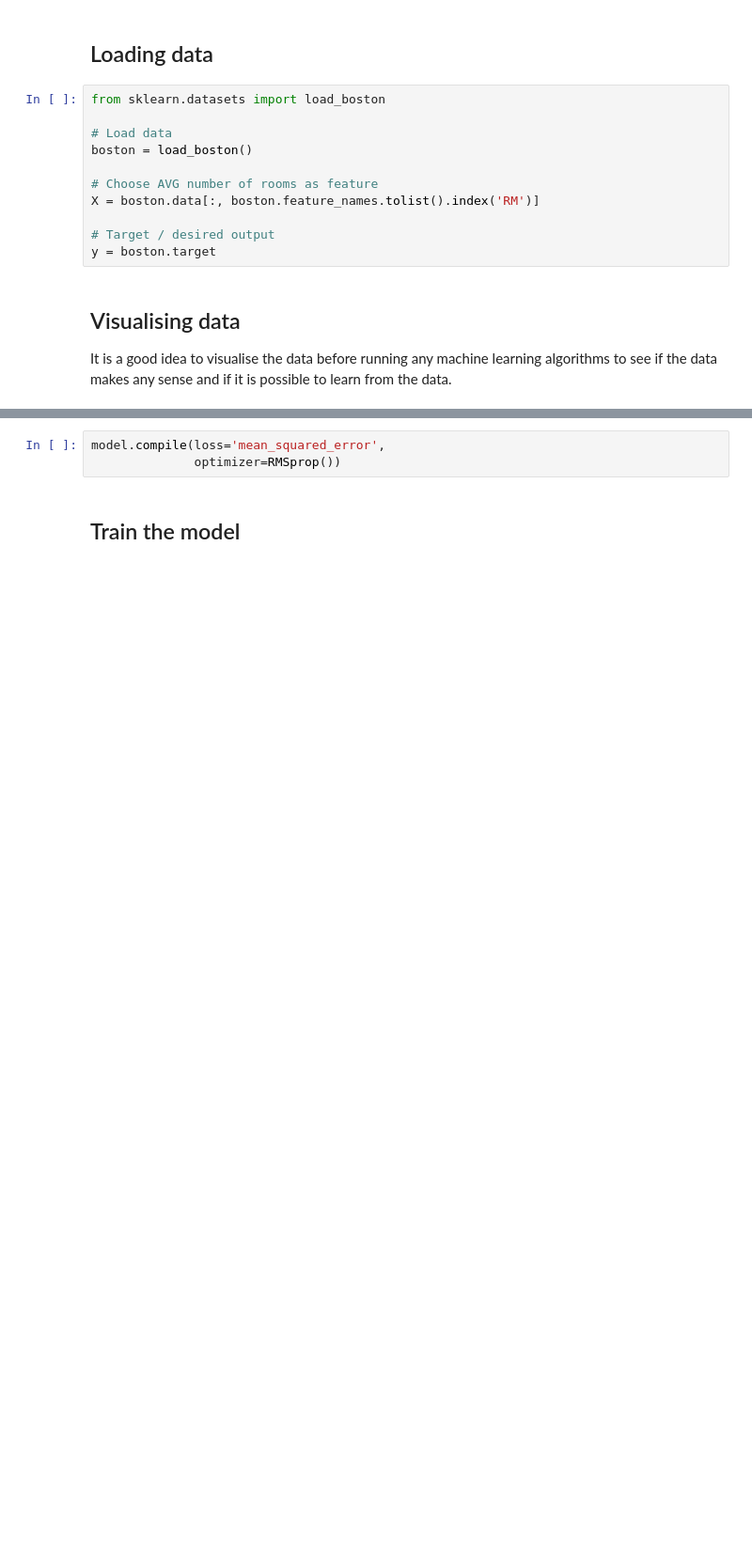
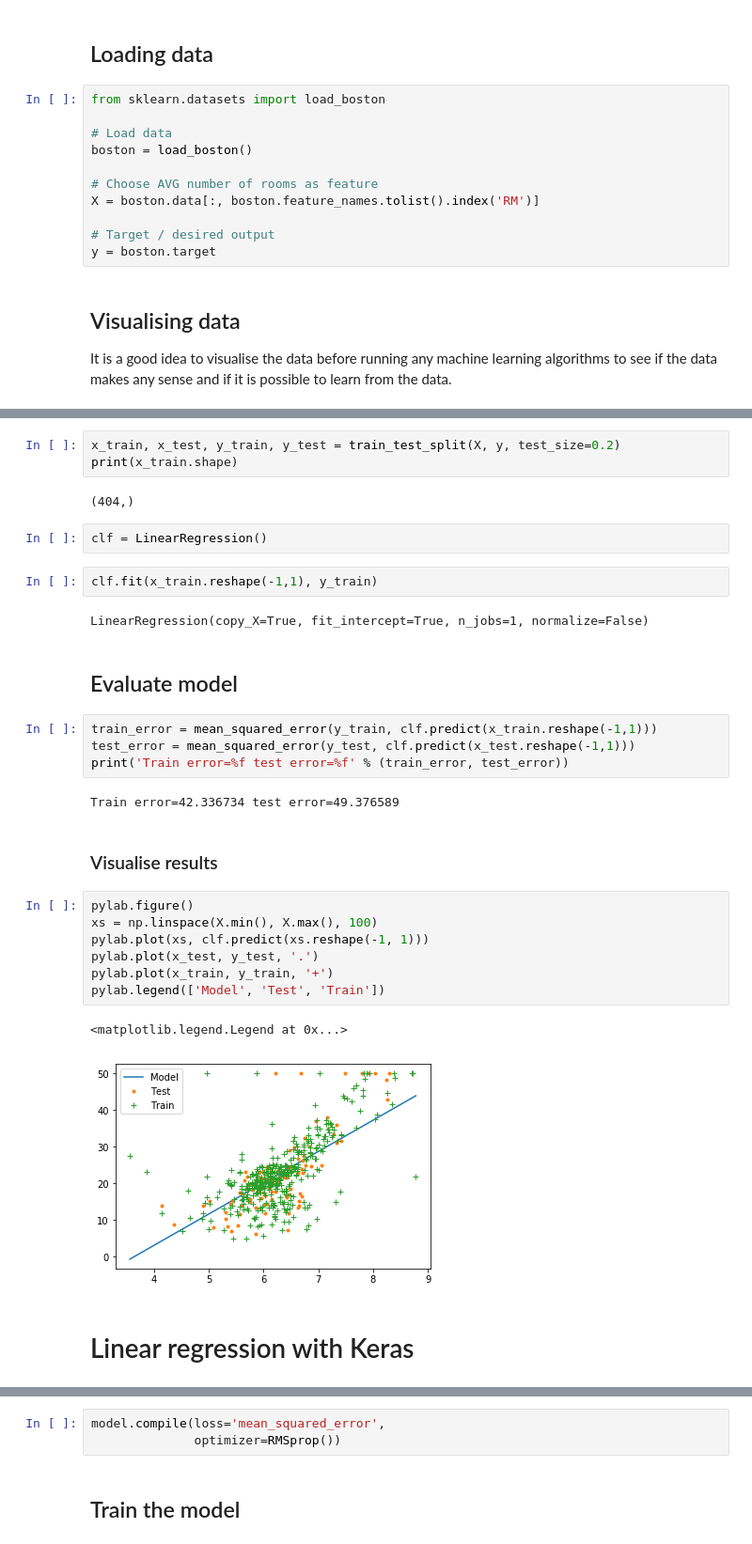
Before and after one commit to futurice/ml-crash-course, a Jupyter notebook: exercises/01_Boston_house_prediction_with_NN.ipynb, the cells around one changed output, grey strips where cells are left out. Shown at 94% size. Saved outputs shown, nothing was run; the diff lists cells and outputs as text; blank space fills up the shorter version.

Commit message:
Changed the order of the exercises. Start with sklearn then move to keras to have some FUN FUN

```diff
--- a/exercises/01_Boston_house_prediction_with_NN.ipynb
+++ b/exercises/01_Boston_house_prediction_with_NN.ipynb
@@ -57,0 +71,33 @@ pylab.ylabel('Average price of the house')
+# %%
+x_train, x_test, y_train, y_test = train_test_split(X, y, test_size=0.2)
+print(x_train.shape)
+# %% [output]
+(404,)
+# %%
+clf = LinearRegression()
+# %%
+clf.fit(x_train.reshape(-1,1), y_train)
+# %% [output]
+LinearRegression(copy_X=True, fit_intercept=True, n_jobs=1, normalize=False)
+# %% [markdown]
+## Evaluate model
+# %%
+train_error = mean_squared_error(y_train, clf.predict(x_train.reshape(-1,1)))
+test_error = mean_squared_error(y_test, clf.predict(x_test.reshape(-1,1)))
+print('Train error=%f test error=%f' % (train_error, test_error))
+# %% [output]
+Train error=42.336734 test error=49.376589
+# %% [markdown]
+### Visualise results
+# %%
+pylab.figure()
+xs = np.linspace(X.min(), X.max(), 100)
+pylab.plot(xs, clf.predict(xs.reshape(-1, 1)))
+pylab.plot(x_test, y_test, '.')
+pylab.plot(x_train, y_train, '+')
+pylab.legend(['Model', 'Test', 'Train'])
+# %% [output]
+<matplotlib.legend.Legend at 0x...>
+[figure, added]
+# %% [markdown]
+# Linear regression with Keras
```
Also changed, not shown: parts of 33 cells of this notebook.
